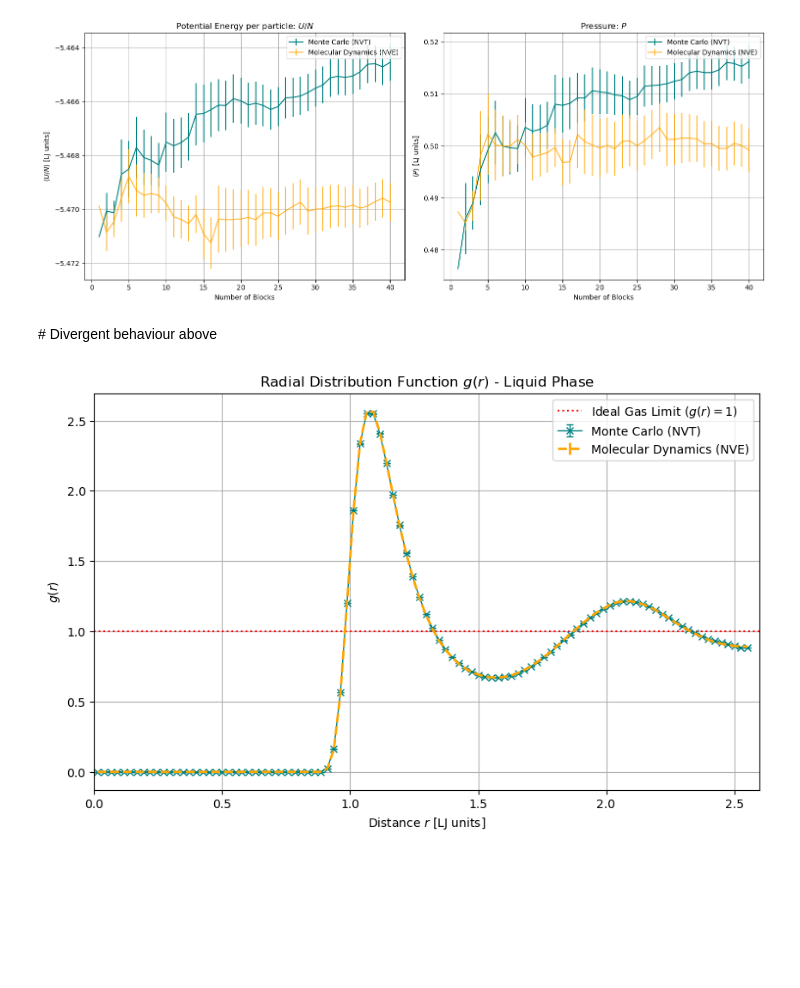
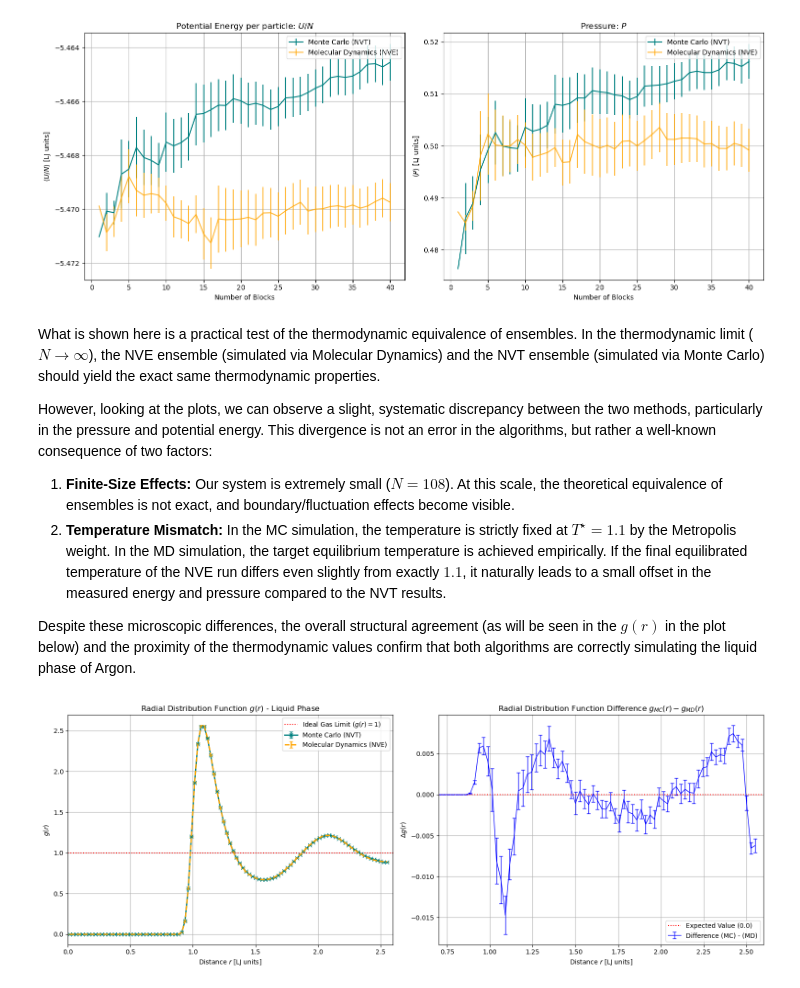
Before and after one commit to giuliagogna/NumericalSimulationLaboratory, a Jupyter notebook: Lab07/analysis7.ipynb, the cells around one changed output. Drawn from its saved outputs; the diff is of its cells as text; code cells hidden in the pictures; blank space fills up the shorter version.

```diff
--- a/Lab07/analysis7.ipynb
+++ b/Lab07/analysis7.ipynb
@@ -507,24 +538,42 @@ plt.tight_layout()
 plt.show()
 # %% [output]
 [figure]
-# %% [markdown]
-# Divergent behaviour above
+# %% [markdown]
+What is shown here is a practical test of the thermodynamic equivalence of ensembles. In the thermodynamic limit ($N \to \infty$), the NVE ensemble (simulated via Molecular Dynamics) and the NVT ensemble (simulated via Monte Carlo) should yield the exact same thermodynamic properties.
+
+However, looking at the plots, we can observe a slight, systematic discrepancy between the two methods, particularly in the pressure and potential energy. This divergence is not an error in the algorithms, but rather a well-known consequence of two factors:
+1. **Finite-Size Effects:** Our system is extremely small ($N=108$). At this scale, the theoretical equivalence of ensembles is not exact, and boundary/fluctuation effects become visible.
+2. **Temperature Mismatch:** In the MC simulation, the temperature is strictly fixed at $T^\star = 1.1$ by the Metropolis weight. In the MD simulation, the target equilibrium temperature is achieved empirically. If the final equilibrated temperature of the NVE run differs even slightly from exactly $1.1$, it naturally leads to a small offset in the measured energy and pressure compared to the NVT results.
+
+Despite these microscopic differences, the overall structural agreement (as will be seen in the $g(r)$ in the plot below) and the proximity of the thermodynamic values confirm that both algorithms are correctly simulating the liquid phase of Argon.
 # %%
-plt.figure(figsize=(10, 6))
+fig, (ax1, ax2) = plt.subplots(1, 2, figsize=(16, 6))
 
-# Radial distribution function g(r)
-plt.errorbar(r, gofr_mc, yerr=err_gofr_mc, fmt='-x', capsize=3, color='teal', linewidth=1, label="Monte Carlo (NVT)")
-plt.errorbar(r, gofr_md, yerr=err_gofr_md, label="Molecular Dynamics (NVE)", color='orange', linewidth=2, linestyle='--')
+# Left plot: Radial distribution function g(r)
+ax1.errorbar(r, gofr_mc, yerr=err_gofr_mc, fmt='-x', capsize=3, color='teal', linewidth=2, label="Monte Carlo (NVT)")
+ax1.errorbar(r, gofr_md, yerr=err_gofr_md, capsize=3, color='orange', linewidth=2, linestyle='--', label="Molecular Dynamics (NVE)")
+ax1.axhline(1.0, color='red', linestyle=':', label="Ideal Gas Limit ($g(r)=1$)")
 
-plt.axhline(1.0, color='red', linestyle=':', label="Ideal Gas Limit ($g(r)=1$)")
+ax1.set_title("Radial Distribution Function $g(r)$ - Liquid Phase")
+ax1.set_xlabel("Distance $r$ [LJ units]")
+ax1.set_ylabel("$g(r)$")
+ax1.set_xlim(0, 2.6)
+ax1.grid(True)
+ax1.legend()
 
-plt.title("Radial Distribution Function $g(r)$ - Liquid Phase")
-plt.xlabel("Distance $r$ [LJ units]")
-plt.ylabel("$g(r)$")
-plt.xlim(0, 2.6) # Limite fisso al raggio di cut-off impostato
-plt.grid(True)
-plt.legend()
+# Right plot: Absolute difference
+diff_err = np.sqrt(err_gofr_mc**2 + err_gofr_md**2)
+ax2.errorbar(r, gofr_mc - gofr_md, yerr=diff_err, fmt='-', capsize=3, color='blue', linewidth=1, label="Difference (MC) - (MD)")
+ax2.axhline(0.0, color='red', linestyle=':', label="Expected Value (0.0)")
 
+ax2.set_title("Radial Distribution Function Difference $g_{MC}(r) - g_{MD}(r)$")
+ax2.set_xlabel("Distance $r$ [LJ units]")
+ax2.set_ylabel("$\Delta g(r)$")
+ax2.set_xlim(0.7, 2.6)
+ax2.grid(True)
+ax2.legend()
+
+plt.tight_layout()
 plt.show()
 # %% [output]
-[figure, old version]
+[figure, new version]
```
Also changed, not shown: parts of 26 cells of this notebook, 16 other files.
